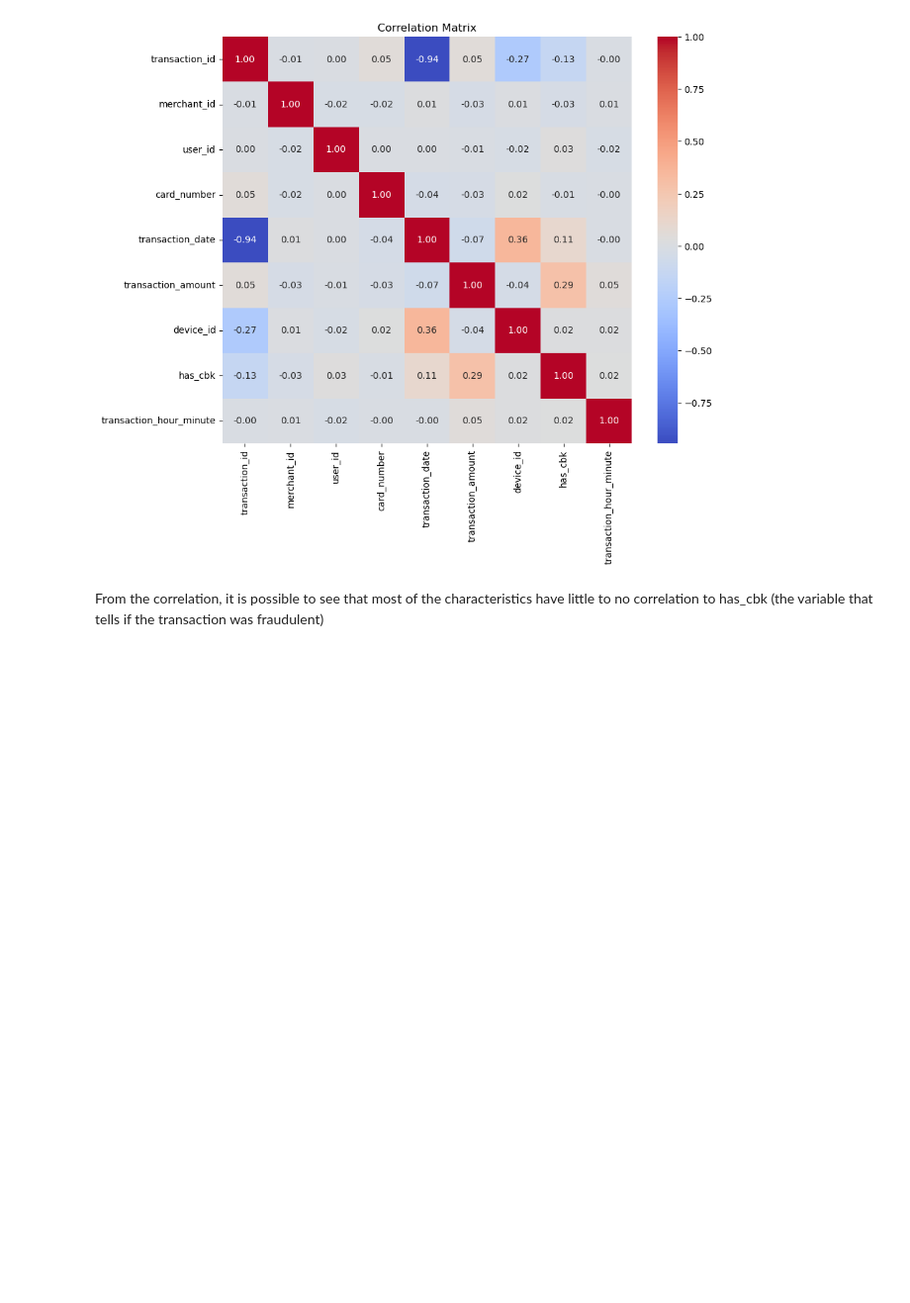
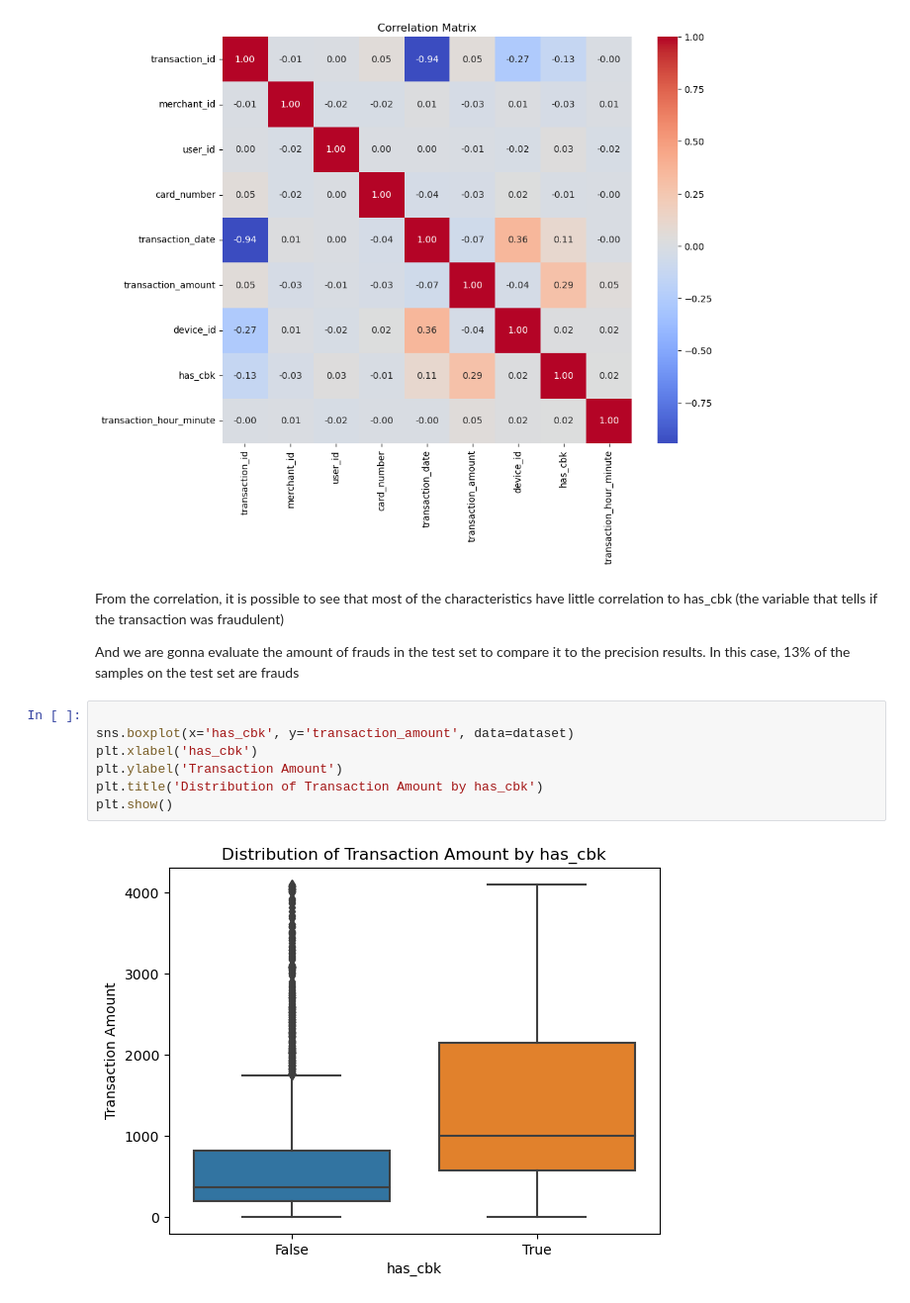
Before and after one commit to ViniSSBrandao/Chargeback-Detection, a Jupyter notebook: index.ipynb, the cells around one changed output. Shown: that part at 99% size. Drawn from its saved outputs; the diff is of its cells as text; blank space fills up the shorter version.

```diff
--- a/index.ipynb
+++ b/index.ipynb
@@ -93,4 +179,15 @@ plt.show()
 # %% [output]
 [figure]
 # %% [markdown]
-From the correlation, it is possible to see that most of the characteristics have little to no correlation to has_cbk (the variable that tells if the transaction was fraudulent)
+From the correlation, it is possible to see that most of the characteristics have little correlation to has_cbk (the variable that tells if the transaction was fraudulent)
+
+And we are gonna evaluate the amount of frauds in the test set to compare it to the precision results. In this case, 13% of the samples on the test set are frauds
+# %%
+
+sns.boxplot(x='has_cbk', y='transaction_amount', data=dataset)
+plt.xlabel('has_cbk')
+plt.ylabel('Transaction Amount')
+plt.title('Distribution of Transaction Amount by has_cbk')
+plt.show()
+# %% [output]
+[figure, added]
```
Also changed, not shown: parts of 17 cells of this notebook, 1 other file.
